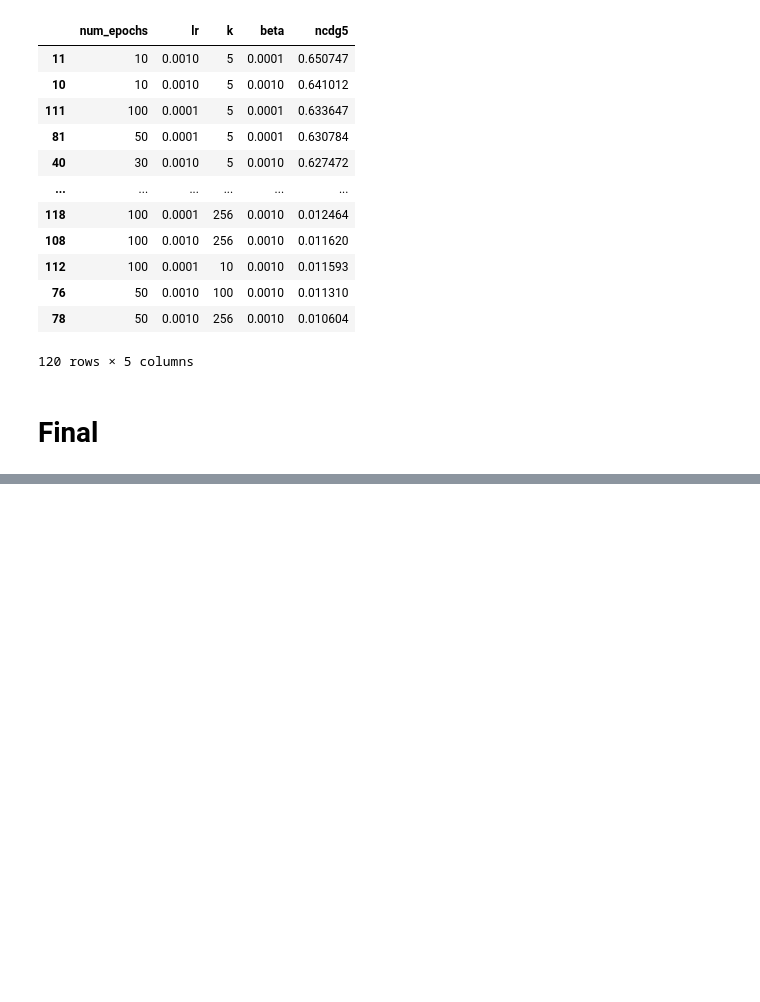
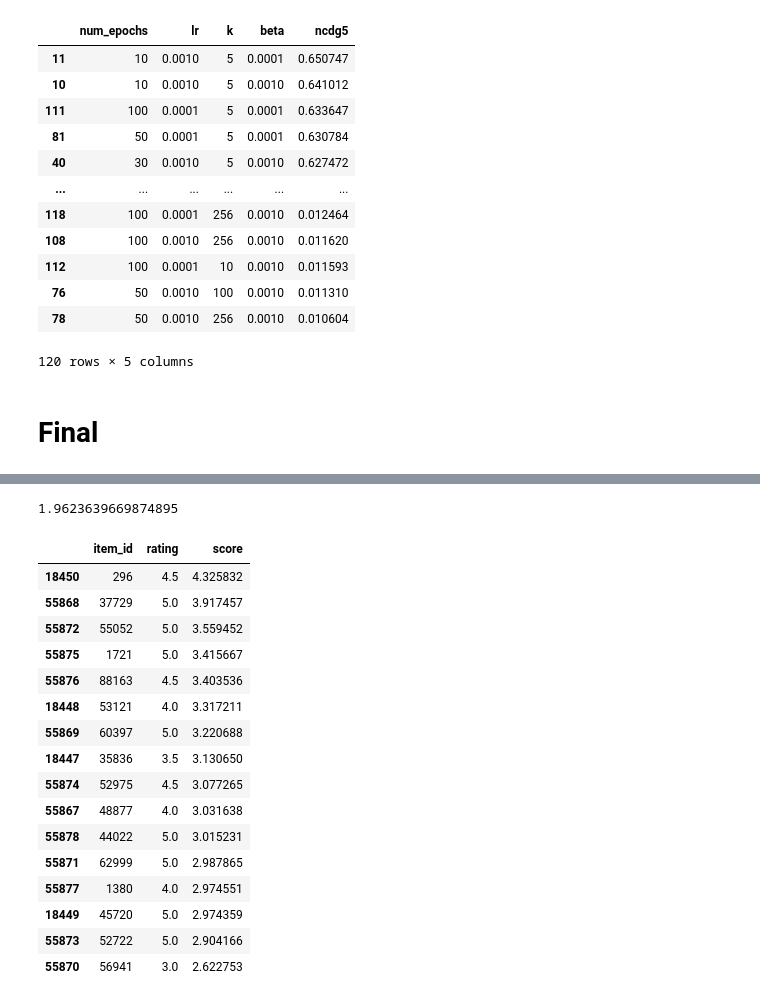
Before and after one commit to tommyjohn1001/master-hw, a Jupyter notebook: week3/assignment3.ipynb, the cells around one changed output, grey strips where cells are left out. Saved outputs shown, nothing was run; the diff lists cells and outputs as text; code cells hidden in the pictures; blank space fills up the shorter version.

```diff
--- a/week3/assignment3.ipynb
+++ b/week3/assignment3.ipynb
@@ -316,0 +338,5 @@ MatrixFactorization:    NDCG@5= 0.6374519185349148
+# %%
+items = df_trainval[df_trainval['user_id'] == user][['item_id', 'rating']]
+matrixfac_scores = matrixfac.getScores(items, user)
+
+matrixfac_scores.head()
@@ -316,0 +350,24 @@ MatrixFactorization:    NDCG@5= 0.6374519185349148
+# %%
+mean_squared_error(matrixfac_scores['rating'], matrixfac_scores['score'])
+# %% [output]
+1.9623639669874895
+# %%
+matrixfac_scores.sort_values(by='score', ascending=False)
+# %% [output]
+|  | item_id | rating | score |
+| 18450 | 296 | 4.5 | 4.325832 |
+| 55868 | 37729 | 5.0 | 3.917457 |
+| 55872 | 55052 | 5.0 | 3.559452 |
+| 55875 | 1721 | 5.0 | 3.415667 |
+| 55876 | 88163 | 4.5 | 3.403536 |
+| 18448 | 53121 | 4.0 | 3.317211 |
+| 55869 | 60397 | 5.0 | 3.220688 |
+| 18447 | 35836 | 3.5 | 3.130650 |
+| 55874 | 52975 | 4.5 | 3.077265 |
+| 55867 | 48877 | 4.0 | 3.031638 |
+| 55878 | 44022 | 5.0 | 3.015231 |
+| 55871 | 62999 | 5.0 | 2.987865 |
+| 55877 | 1380 | 4.0 | 2.974551 |
+| 18449 | 45720 | 5.0 | 2.974359 |
+| 55873 | 52722 | 5.0 | 2.904166 |
+| 55870 | 56941 | 3.0 | 2.622753 |
```
Also changed, not shown: parts of 9 cells of this notebook.
